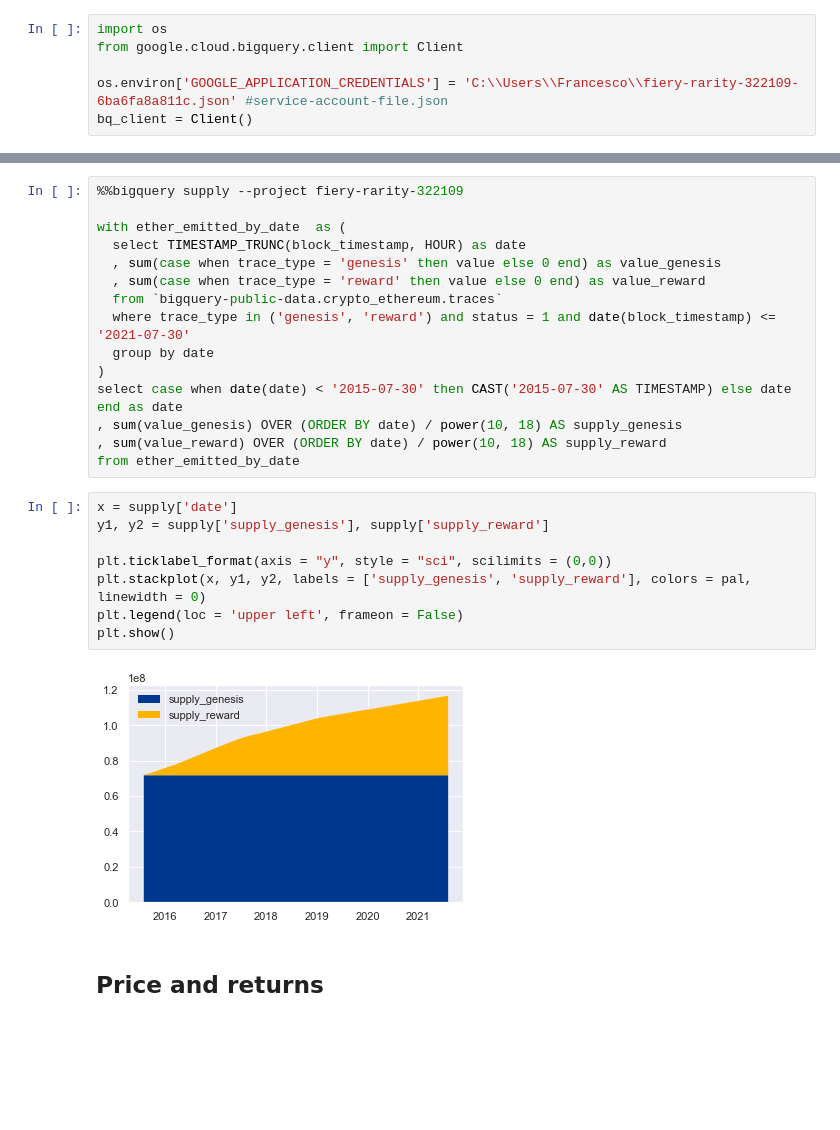
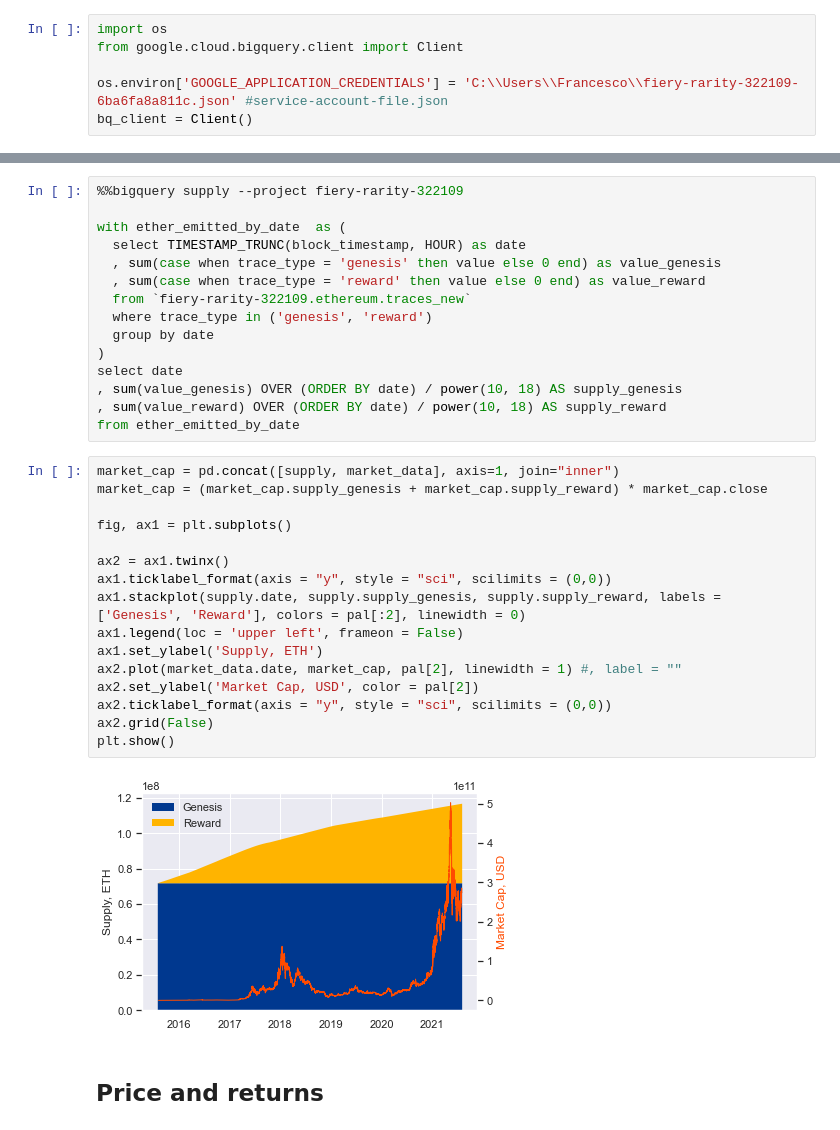
Before and after one commit to frebls/crypto-on-chain, a Jupyter notebook: data_analysis/EDA.ipynb, the cells around one changed output, grey strips where cells are left out. Cells and saved outputs as stored; diff of their text form; blank space fills up the shorter version.

```diff
--- a/data_analysis/EDA.ipynb
+++ b/data_analysis/EDA.ipynb
@@ -78,24 +69,32 @@ with ether_emitted_by_date  as (
   select TIMESTAMP_TRUNC(block_timestamp, HOUR) as date
   , sum(case when trace_type = 'genesis' then value else 0 end) as value_genesis
   , sum(case when trace_type = 'reward' then value else 0 end) as value_reward
-  from `bigquery-public-data.crypto_ethereum.traces`
-  where trace_type in ('genesis', 'reward') and status = 1 and date(block_timestamp) <= '2021-07-30'
+  from `fiery-rarity-322109.ethereum.traces_new`
+  where trace_type in ('genesis', 'reward')
   group by date
 )
-select case when date(date) < '2015-07-30' then CAST('2015-07-30' AS TIMESTAMP) else date end as date
+select date
 , sum(value_genesis) OVER (ORDER BY date) / power(10, 18) AS supply_genesis
 , sum(value_reward) OVER (ORDER BY date) / power(10, 18) AS supply_reward
 from ether_emitted_by_date
-# %%
-x = supply['date']
-y1, y2 = supply['supply_genesis'], supply['supply_reward']
-
-plt.ticklabel_format(axis = "y", style = "sci", scilimits = (0,0))
-plt.stackplot(x, y1, y2, labels = ['supply_genesis', 'supply_reward'], colors = pal, linewidth = 0)
-plt.legend(loc = 'upper left', frameon = False)
-plt.show()
-# %% [output]
-[figure, removed]
+# %%
+market_cap = pd.concat([supply, market_data], axis=1, join="inner")
+market_cap = (market_cap.supply_genesis + market_cap.supply_reward) * market_cap.close
+
+fig, ax1 = plt.subplots()
+
+ax2 = ax1.twinx()
+ax1.ticklabel_format(axis = "y", style = "sci", scilimits = (0,0))
+ax1.stackplot(supply.date, supply.supply_genesis, supply.supply_reward, labels = ['Genesis', 'Reward'], colors = pal[:2], linewidth = 0)
+ax1.legend(loc = 'upper left', frameon = False)
+ax1.set_ylabel('Supply, ETH')
+ax2.plot(market_data.date, market_cap, pal[2], linewidth = 1) #, label = ""
+ax2.set_ylabel('Market Cap, USD', color = pal[2])
+ax2.ticklabel_format(axis = "y", style = "sci", scilimits = (0,0))
+ax2.grid(False)
+plt.show()
+# %% [output]
+[figure, added]
 # %% [markdown]
 ## Price and returns
 # %%
```
Also changed, not shown: parts of 22 cells of this notebook.
